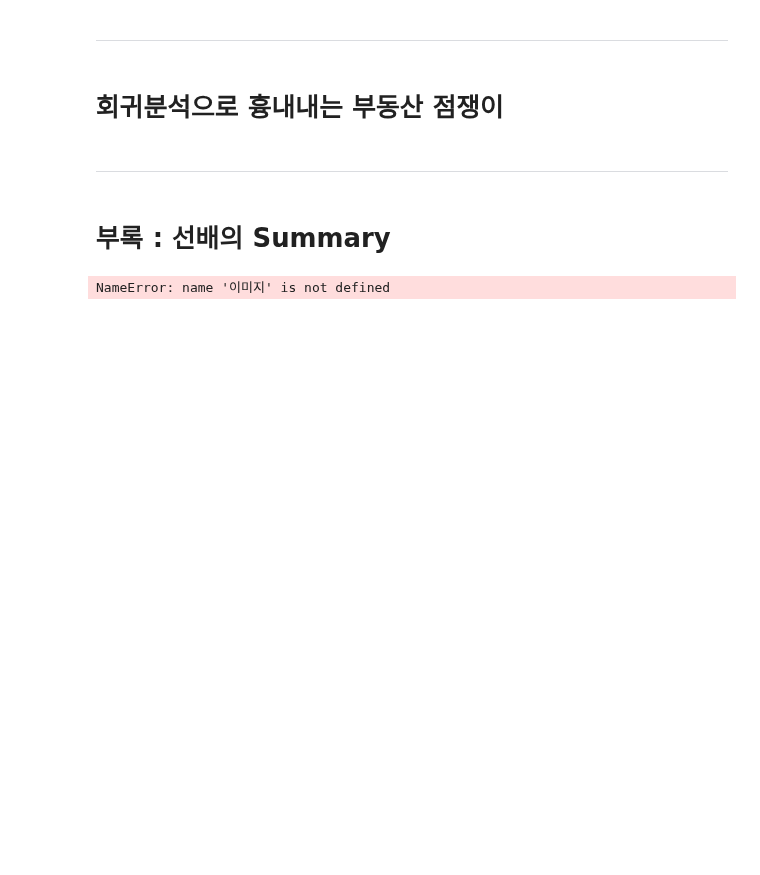
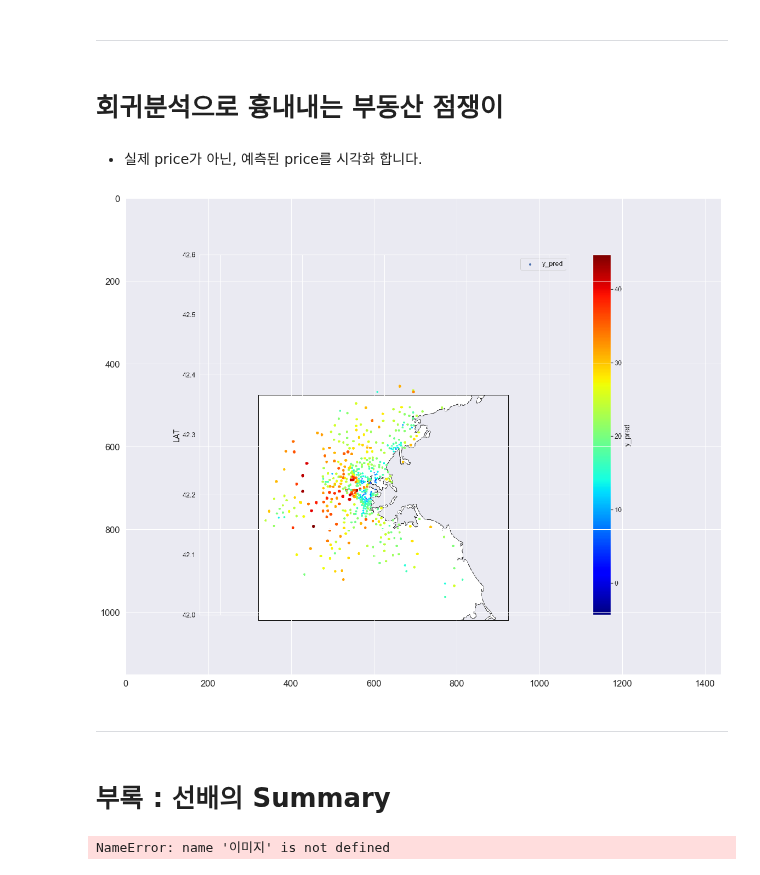
Before and after one commit to yoonkt200/python-data-analysis, a Jupyter notebook: chapter2/01-housing-prediction.ipynb, the cells around one changed output. Drawn from its saved outputs; the diff is of its cells as text; code cells hidden in the pictures; blank space fills up the shorter version.

```diff
--- a/chapter2/01-housing-prediction.ipynb
+++ b/chapter2/01-housing-prediction.ipynb
@@ -516,6 +497,18 @@ SyntaxError: invalid syntax (<ipython-input-188-70cb8cbdec3f>, line 1)
 -----
 # %% [markdown]
 # 회귀분석으로 흉내내는 부동산 점쟁이
+# %% [markdown]
+- 실제 price가 아닌, 예측된 price를 시각화 합니다.
+# %%
+map_img = plt.imread('map.png')
+pred_img = plt.imread('pred_map.png')
+
+x_offset, y_offset = 70, 390
+coord_list = [0 + x_offset, 1080 + x_offset, 720 + y_offset, 0 + y_offset]
+map_ax = plt.imshow(map_img, extent=coord_list)
+pred_ax = plt.imshow(pred_img)
+# %% [output]
+[figure, added]
 # %% [markdown]
 -----
 # %% [markdown]
```
Also changed, not shown: parts of 21 cells of this notebook, 5 other files.
